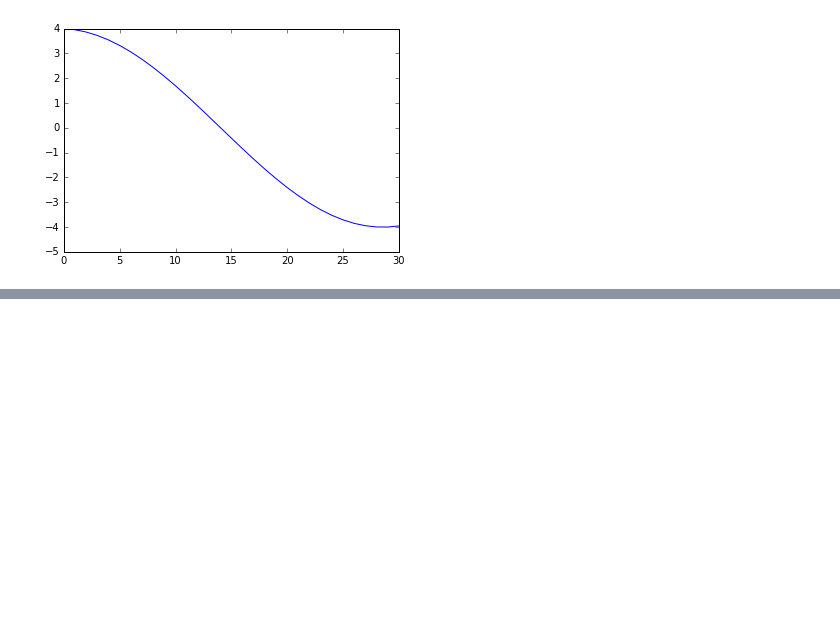
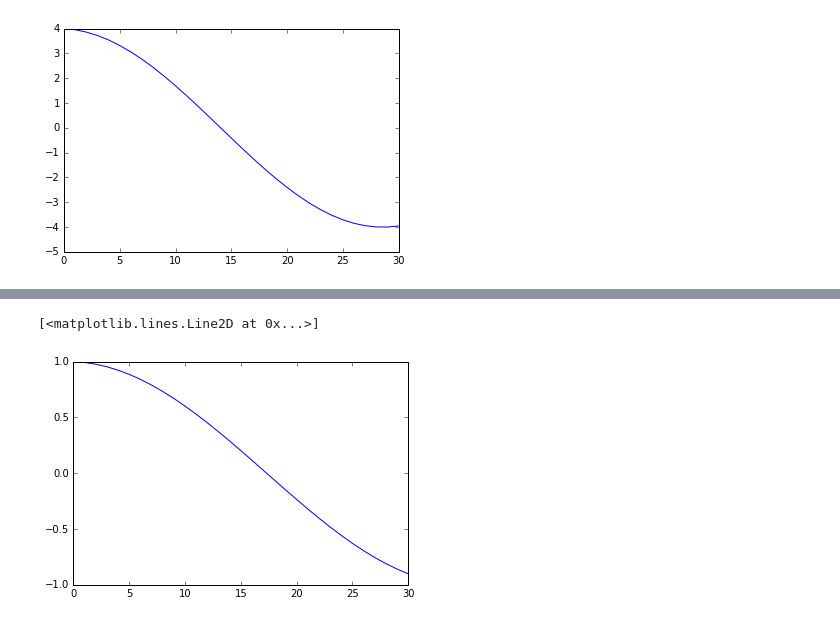
Before and after one commit to cabrer7/PyWignerCUDA2, a Jupyter notebook: instances/Wigner4D/HOscillator.ipynb, the cells around one changed output, grey strips where cells are left out. Cells and saved outputs as stored; diff of their text form; code cells hidden in the pictures; blank space fills up the shorter version.

```diff
--- a/instances/Wigner4D/HOscillator.ipynb
+++ b/instances/Wigner4D/HOscillator.ipynb
@@ -229,0 +235,5 @@ plt.plot( instance.average_p_x )
+# %%
+plt.plot( instance.average_p_y )
+# %% [output]
+[<matplotlib.lines.Line2D at 0x...>]
+[figure, added]
```
Also changed, not shown: parts of 2 cells of this notebook.
